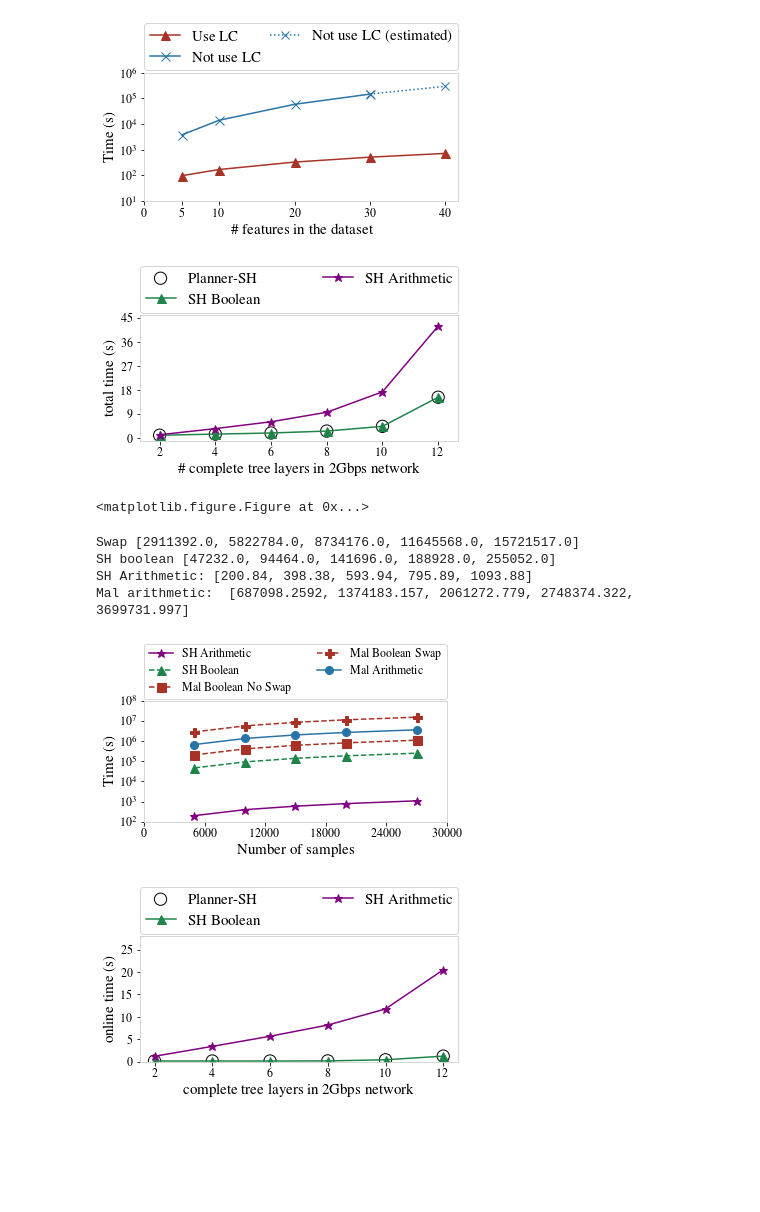
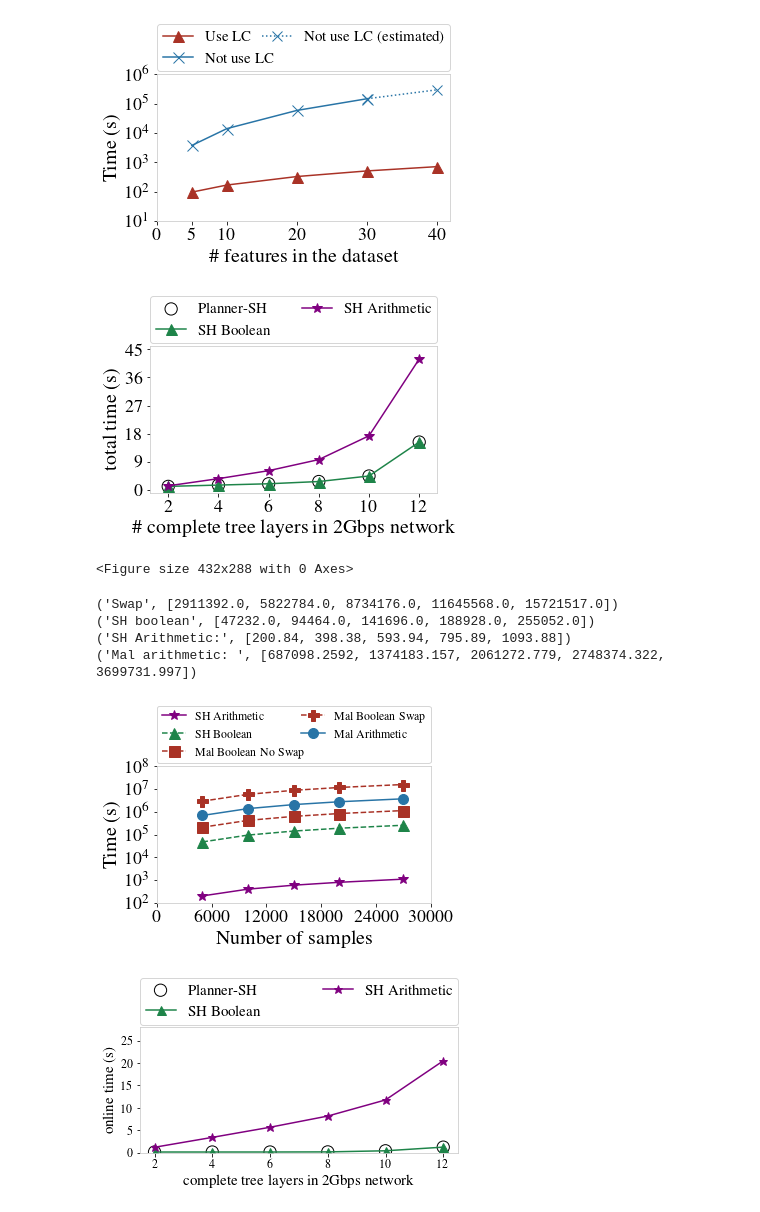
Before and after one commit to mc2-project/cerebro, a Jupyter notebook: Benchmark/Plot.ipynb, the cells around one changed output. Drawn from its saved outputs; the diff is of its cells as text; code cells hidden in the pictures; blank space fills up the shorter version.

Commit message:
enlarged the font sizes in the benchmark scripts and added the audit_outside_mpc result

```diff
--- a/Benchmark/Plot.ipynb
+++ b/Benchmark/Plot.ipynb
@@ -28,7 +28,7 @@ mpl.rcParams['pdf.fonttype'] = 42
 mpl.rcParams['ps.fonttype'] = 42
 mpl.rcParams['xtick.labelsize'] = 20
 mpl.rcParams.update({'figure.max_open_warning': 0})
-mpl.rcParams.update({"font.size": 34,"figure.autolayout": True})
+mpl.rcParams.update({"font.size": 38,"figure.autolayout": True})
 mpl.rc("axes", edgecolor="0.8")
 plt.rcParams["font.family"] = "Times New Roman"
 
@@ -44,42 +44,42 @@ def plot_admm():
     # x represents the dimensions of the dataset.
     x = [5, 10, 20, 30, 40]
     # Local Compute Time, no estimates
     y1 = [95.21107599, 166.3214619, 324.5535871, 504.5941834, 706.8332509]
     y2 = [3736.564337, 14038.20616, 58684.93763, 146994.9658, 296647.1091]
     malicious_offline = [3698399.896,686845.6949,1373691.39,3488435.725,2747382.78]
 
     # Log scale
     plt.yscale('log')
 
-    plt.plot(x, y1, marker="^", linestyle="solid", markersize=9, color=red, label="Use LC")
-    plt.plot(x[:-1], y2[:-1], marker='x', linestyle="solid", markersize=9, color=blue, label="Not use LC")
-    plt.plot([30, 40], [146994.9658, 296647.1091], marker='x', linestyle=':', markersize=8, color=blue, label="Not use LC (estimated)")
+    plt.plot(x, y1, marker="^", linestyle="solid", markersize=11, color=red, label="Use LC")
+    plt.plot(x[:-1], y2[:-1], marker='x', linestyle="solid", markersize=11, color=blue, label="Not use LC")
+    plt.plot([30, 40], [146994.9658, 296647.1091], marker='x', linestyle=':', markersize=10, color=blue, label="Not use LC (estimated)")
 
     axes = plt.gca()
     axes.set_ylim(0, 350500)
     #axes.set_yscale('log')
 
     plt.legend(ncol=2, columnspacing=0.2, fontsize=15, bbox_to_anchor=(0,1.02,1,0.2), loc="lower left",
                 mode="expand", borderaxespad=0)
 
-    plt.ylabel("Time (s)",fontsize=15)
+    plt.ylabel("Time (s)",fontsize=20)
 
-    plt.yticks([10, 100, 1000, 10000, 100000, 1000000], fontsize=12)
+    plt.yticks([10, 100, 1000, 10000, 100000, 1000000], fontsize=18)
 
-    plt.xlabel("\# features in the dataset", fontsize=15)
+    plt.xlabel("\# features in the dataset", fontsize=20)
     xts = [0, 5, 10, 20, 30, 40]
-    plt.xticks(xts, ["$0$", "$5$", "$10$", "$20$", "$30$", "$40$"], fontsize=12)
+    plt.xticks(xts, ["$0$", "$5$", "$10$", "$20$", "$30$", "$40$"], fontsize=18)
 
     fig = plt.gcf()
-    fig.set_size_inches(6, 3.34, forward=True)
+    fig.set_size_inches(6, 4.5, forward=True)
 
     pp = PdfPages('ADMM_Local_Compute.pdf')
     plt.savefig(pp, format='pdf', bbox_inches='tight', dpi=fig.dpi)
     pp.close()
     plt.show()
 plot_admm()
 # %% [output]
-[figure, old version]
+[figure, new version]
 # %%
 
 
@@ -108,8 +108,8 @@ def plot_dt_total_layers():
 
     y6 = [1.3605471037182009, 1.415310272015657, 1.6343629452054809, 2.510573637964776, 6.015416409001959, 20.03478749315069]
 
-    plt.plot(x, y1, linestyle='solid', marker="^", markersize=9, color=green, label="SH Boolean")
-    plt.plot(x, y2, linestyle='solid', marker='*', markersize=9, color=purple, label="SH Arithmetic")
+    plt.plot(x, y1, linestyle='solid', marker="^", markersize=11, color=green, label="SH Boolean")
+    plt.plot(x, y2, linestyle='solid', marker='*', markersize=11, color=purple, label="SH Arithmetic")
     #plt.plot(x, y3, linestyle='solid', marker="s", markersize=9, color=red, label="Malicious Boolean")
     #plt.plot(x, y4, linestyle='solid', marker='o', markersize=9, color=blue, label="Malicious Arithmetic")
     plt.scatter(x, y1, s=150, facecolors='none', edgecolors='black', label="Planner-SH")
@@ -126,18 +126,18 @@ def plot_dt_total_layers():
     axes.legend([handles[-1]] + handles[:-1], [labels[-1]] + labels[:-1], ncol=2, columnspacing=0.2, fontsize=15, bbox_to_anchor=(0,1.02,1,4), loc="lower left",
                 mode="expand", borderaxespad=0)
     axes.set_ylim([-1, 46])
-    plt.yticks(np.arange(0,46,9), fontsize=12)
+    plt.yticks(np.arange(0,46,9), fontsize=18)
 
     #plt.legend(ncol=2, columnspacing=0.2, fontsize=15, bbox_to_anchor=(0,1.02,1,4), loc="lower left",
                 #mode="expand", borderaxespad=0)
 
-    plt.ylabel("total time (s)",fontsize=15)
-    plt.xlabel("\# complete tree layers in 2Gbps network", fontsize=15)
+    plt.ylabel("total time (s)",fontsize=20)
+    plt.xlabel("\# complete tree layers in 2Gbps network", fontsize=20)
     xts = [2, 4, 6, 8, 10, 12]
-    plt.xticks(xts, ["$2$", "$4$", "$6$", "$8$", "$10$", "$12$"], fontsize=12)
+    plt.xticks(xts, ["$2$", "$4$", "$6$", "$8$", "$10$", "$12$"], fontsize=18)
 
     fig = plt.gcf()
-    fig.set_size_inches(6, 3.3, forward=True)
+    fig.set_size_inches(6, 4.5, forward=True)
 
     pp = PdfPages('Exp_4a_dt_offline_online.pdf')
     plt.savefig(pp, format='pdf', bbox_inches='tight', dpi=fig.dpi)
@@ -148,8 +148,8 @@ def plot_dt_total_layers():
 plot_dt_total_layers()
 plt.clf()
 # %% [output]
-[figure, old version]
+[figure, new version]
-<matplotlib.figure.Figure at 0x...>
+<Figure size 432x288 with 0 Axes>
 # %%
 def plot_lr():
     # plt.plot(nrules, nb_vals, marker='o', linestyle='-', color=red)
@@ -169,16 +169,16 @@ def plot_lr():
 
     plt.yscale('log')
 
-    plt.plot(x, y1, linestyle ="solid", marker="*", markersize=9, color=purple, label="SH Arithmetic")
+    plt.plot(x, y1, linestyle ="solid", marker="*", markersize=11, color=purple, label="SH Arithmetic")
 
-    plt.plot(x, [y2[0] * i//128 for i in x],  marker='^', linestyle='--', markersize=9, color=green, label="SH Boolean")
+    plt.plot(x, [y2[0] * i//128 for i in x],  marker='^', linestyle='--', markersize=11, color=green, label="SH Boolean")
 
-    plt.plot(x, [y3[0] * i//128 for i in x],  marker='s', linestyle='--', markersize=9, color=red, label="Mal Boolean No Swap")
+    plt.plot(x, [y3[0] * i//128 for i in x],  marker='s', linestyle='--', markersize=11, color=red, label="Mal Boolean No Swap")
 
-    plt.plot(x, [y4[0] * i//128 for i in x],  marker='P', linestyle='--', markersize=9, color=red, label="Mal Boolean Swap")
+    plt.plot(x, [y4[0] * i//128 for i in x],  marker='P', linestyle='--', markersize=11, color=red, label="Mal Boolean Swap")
 
 
-    plt.plot(x, y5, linestyle = "solid", marker="o", markersize=8, color=blue, label="Mal Arithmetic")
+    plt.plot(x, y5, linestyle = "solid", marker="o", markersize=10, color=blue, label="Mal Arithmetic")
 
     print("Swap", [y4[0] * i//128 for i in x])
     print("SH boolean", [y2[0] * i//128 for i in x])
@@ -191,16 +191,16 @@ def plot_lr():
     plt.legend(ncol=2, columnspacing=0.2, fontsize=12, bbox_to_anchor=(0,1.02,1,0.2), loc="lower left",
                 mode="expand", borderaxespad=0)
 
-    plt.ylabel("Time (s)",fontsize=15)
-    plt.yticks([100, 1000, 10000, 100000, 1000000, 10000000, 100000000], fontsize=12)
+    plt.ylabel("Time (s)",fontsize=20)
+    plt.yticks([100, 1000, 10000, 100000, 1000000, 10000000, 100000000], fontsize=18)
 
-    plt.xlabel("Number of samples", fontsize=15)
+    plt.xlabel("Number of samples", fontsize=20)
     xts = [0, 6000, 12000, 18000, 24000, 30000]
 
-    plt.xticks(xts, ["$0$", "$6000$", "$12000$", "$18000$", "$24000$", "$30000$"], fontsize=12)
+    plt.xticks(xts, ["$0$", "$6000$", "$12000$", "$18000$", "$24000$", "$30000$"], fontsize=18)
 
     fig = plt.gcf()
-    fig.set_size_inches(6, 3.24, forward=True)
+    fig.set_size_inches(6, 4.5, forward=True)
 
     pp = PdfPages('LR.pdf')
     plt.savefig(pp, format='pdf', bbox_inches='tight', dpi=fig.dpi)
@@ -208,11 +208,11 @@ def plot_lr():
     plt.show()
 plot_lr()
 # %% [output]
-Swap [2911392.0, 5822784.0, 8734176.0, 11645568.0, 15721517.0]
-SH boolean [47232.0, 94464.0, 141696.0, 188928.0, 255052.0]
-SH Arithmetic: [200.84, 398.38, 593.94, 795.89, 1093.88]
-Mal arithmetic:  [687098.2592, 1374183.157, 2061272.779, 2748374.322, 3699731.997]
+('Swap', [2911392.0, 5822784.0, 8734176.0, 11645568.0, 15721517.0])
+('SH boolean', [47232.0, 94464.0, 141696.0, 188928.0, 255052.0])
+('SH Arithmetic:', [200.84, 398.38, 593.94, 795.89, 1093.88])
+('Mal arithmetic: ', [687098.2592, 1374183.157, 2061272.779, 2748374.322, 3699731.997])
-[figure, old version]
+[figure, new version]
 # %%
 # vary the number of layers
 def plot_dt_online_layers():
```
Also changed, not shown: parts of 1 cell of this notebook, 6 other files.
